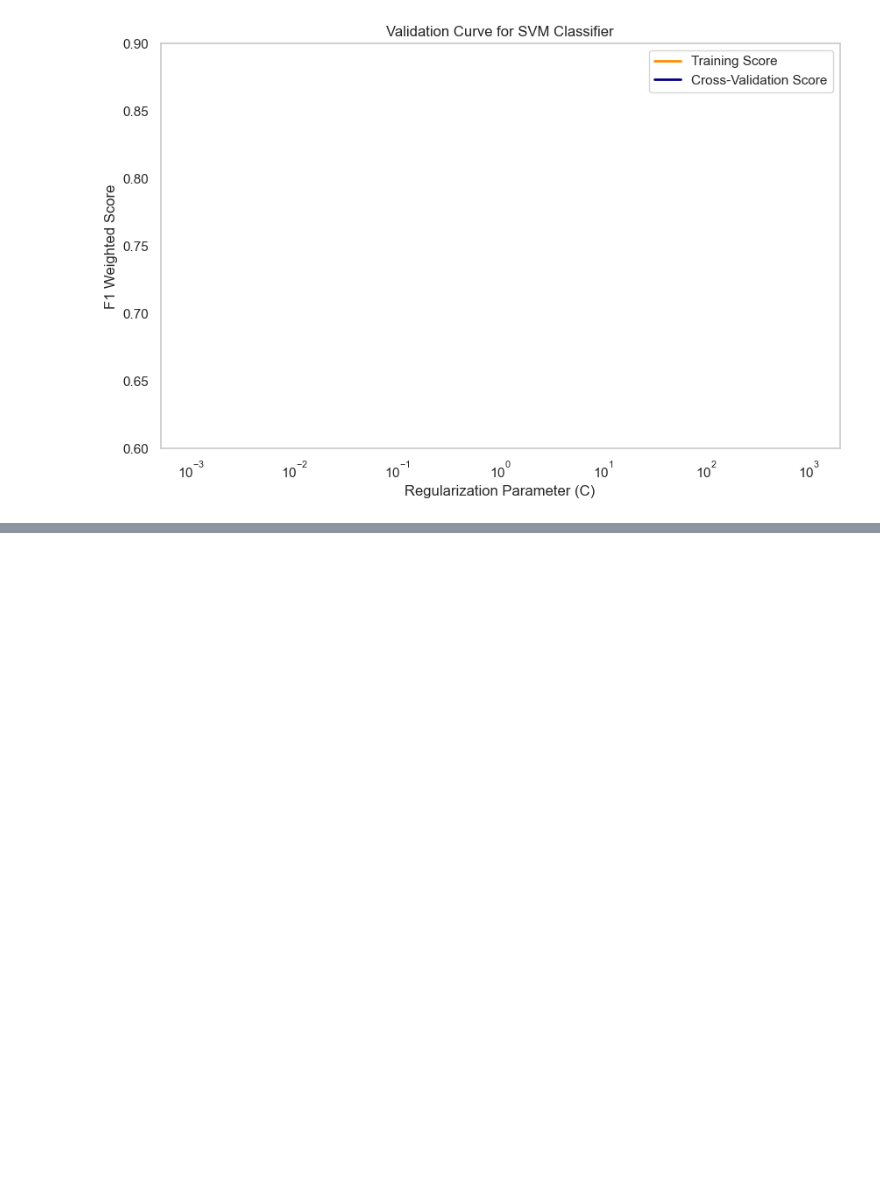
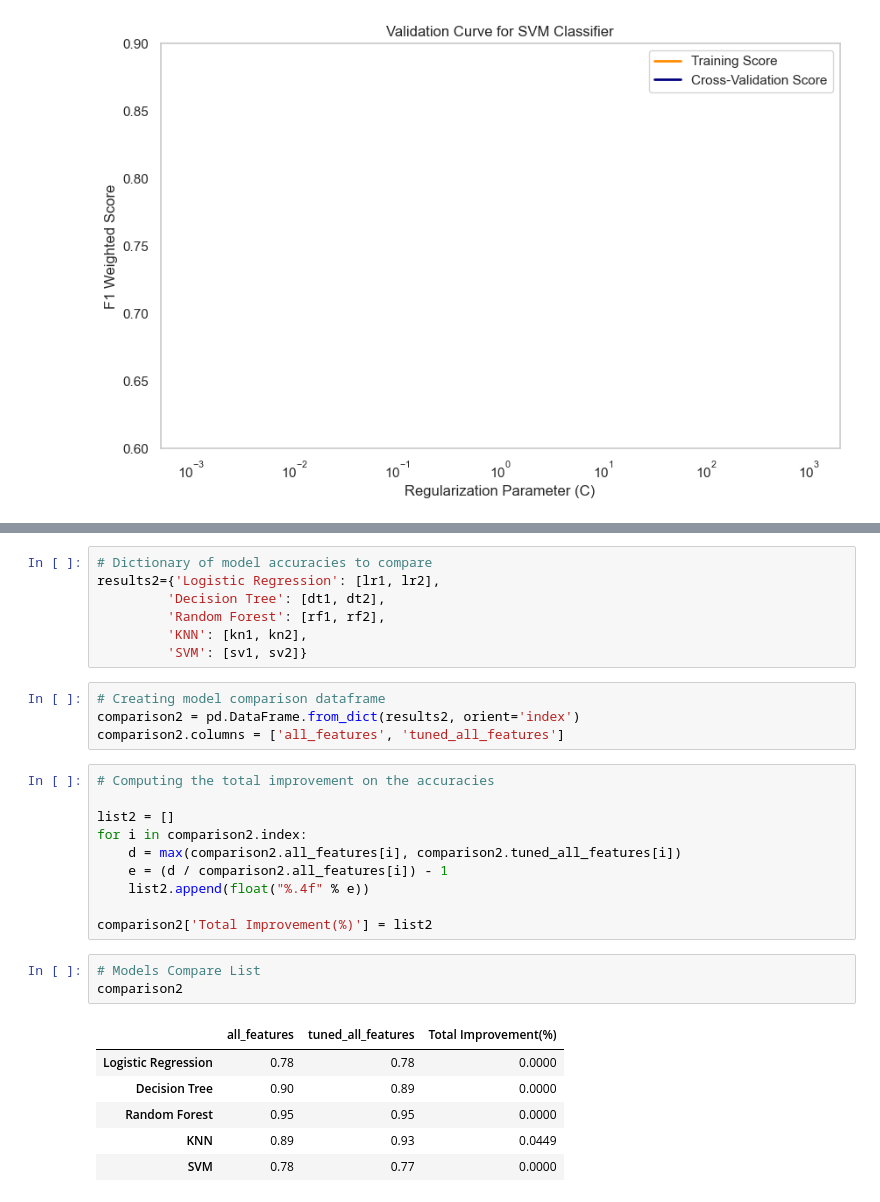
Before and after one commit to heitorgaf/Strategic-Thinking--CA, a Jupyter notebook: StratThink_HDipData_CA1.ipynb, the cells around one changed output, grey strips where cells are left out. Drawn from its saved outputs; the diff is of its cells as text; blank space fills up the shorter version.

```diff
--- a/StratThink_HDipData_CA1.ipynb
+++ b/StratThink_HDipData_CA1.ipynb
@@ -951,0 +999,31 @@ plt.show()
+# %%
+# Dictionary of model accuracies to compare
+results2={'Logistic Regression': [lr1, lr2],
+         'Decision Tree': [dt1, dt2],
+         'Random Forest': [rf1, rf2],
+         'KNN': [kn1, kn2],
+         'SVM': [sv1, sv2]}
+# %%
+# Creating model comparison dataframe
+comparison2 = pd.DataFrame.from_dict(results2, orient='index')
+comparison2.columns = ['all_features', 'tuned_all_features']
+# %%
+# Computing the total improvement on the accuracies
+
+list2 = []
+for i in comparison2.index:
+    d = max(comparison2.all_features[i], comparison2.tuned_all_features[i])
+    e = (d / comparison2.all_features[i]) - 1
+    list2.append(float("%.4f" % e))
+
+comparison2['Total Improvement(%)'] = list2
+# %%
+# Models Compare List
+comparison2
+# %% [output]
+|  | all_features | tuned_all_features | Total Improvement(%) |
+| Logistic Regression | 0.78 | 0.78 | 0.0000 |
+| Decision Tree | 0.90 | 0.89 | 0.0000 |
+| Random Forest | 0.95 | 0.95 | 0.0000 |
+| KNN | 0.89 | 0.93 | 0.0449 |
+| SVM | 0.78 | 0.77 | 0.0000 |
```
Also changed, not shown: parts of 46 cells of this notebook.
